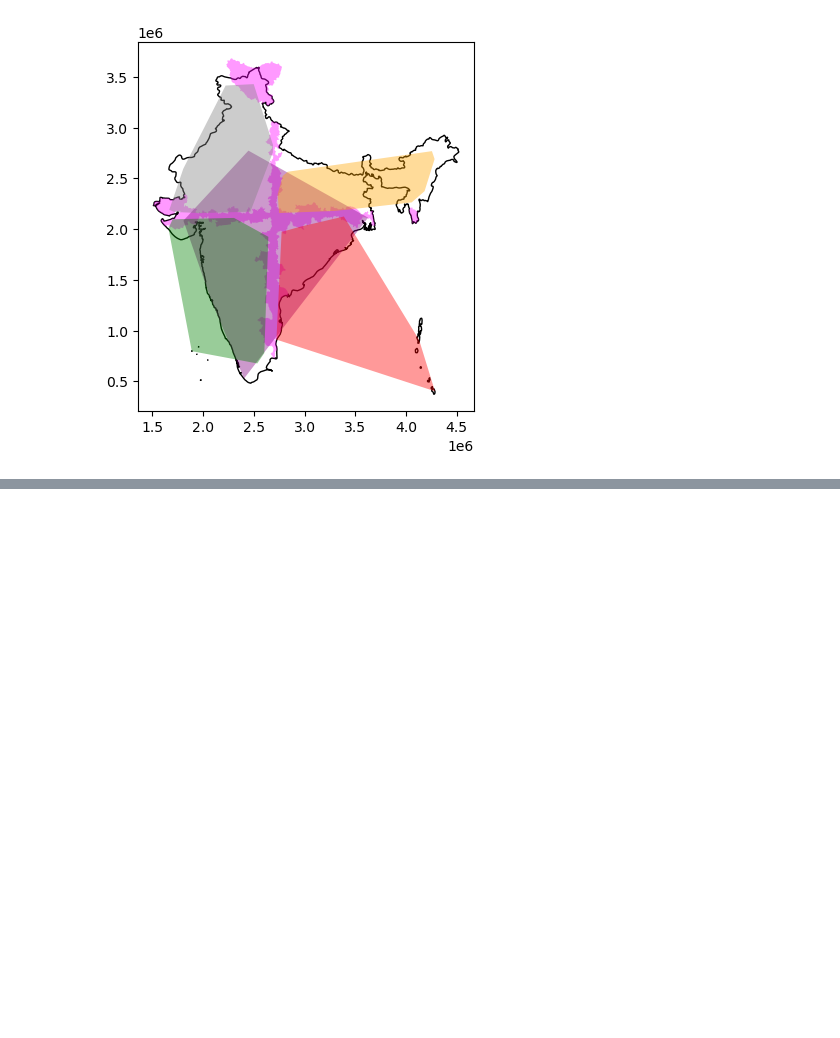
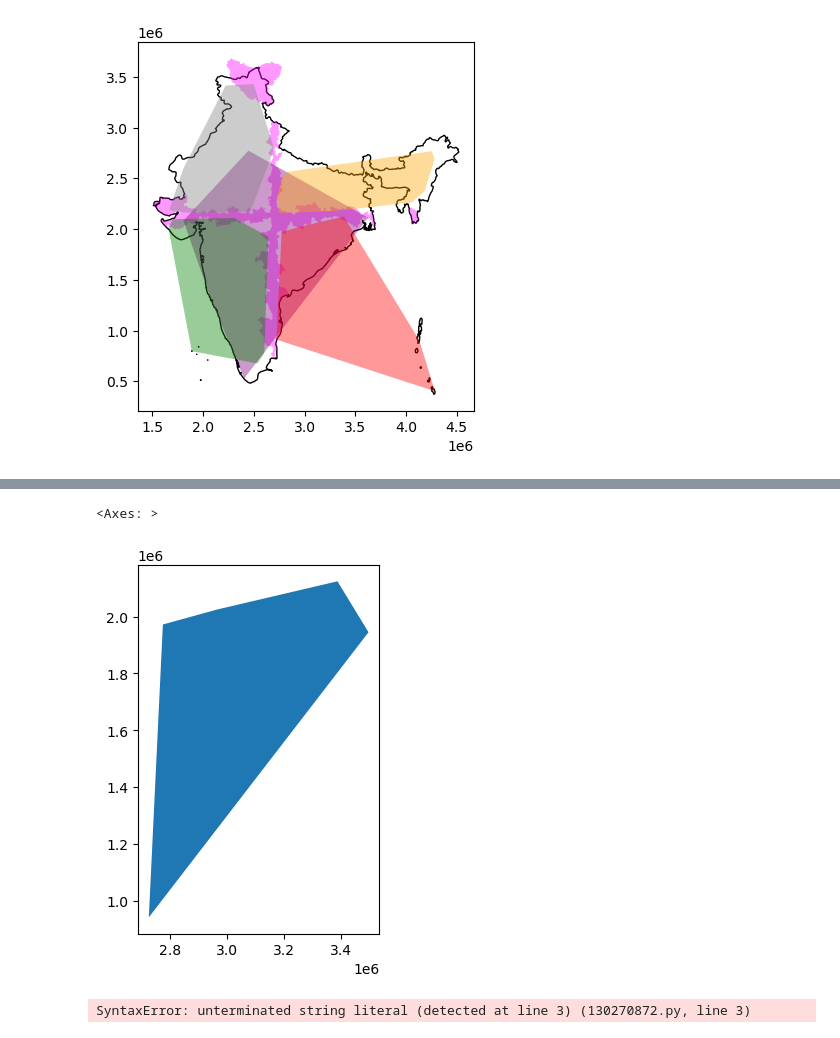
Before and after one commit to gokussj100/geodfprepro, a Jupyter notebook: Tarea 3 .ipynb, the cells around one changed output, grey strips where cells are left out. Saved outputs shown, nothing was run; the diff lists cells and outputs as text; code cells hidden in the pictures; blank space fills up the shorter version.

```diff
--- a/Tarea 3 .ipynb
+++ b/Tarea 3 .ipynb
@@ -748,2 +746,18 @@ intersection
+# %%
+intersection1=LargeAirport_hull.intersection(India_AirBottomRight_hull)
+intersection1.plot()
+# %% [output]
+<Axes: >
+[figure, added]
 # %%
 # Exercise 6 - Terminado
+# %%
+airports.to_file(os.path.join("maps","indiaMaps_24383.gpkg"),layer='airports', driver="GPKG")
+india_states.to_file(os.path.join("maps","indiaMaps_24383.gpkg"),layer='states', driver="GPKG")
+india_municipalities.to_file(os.path.join("maps","indiaMaps_24383.gpkg),layer='municipalities', driver="GPKG")
+india.to_file(os.path.join("maps","indiaMaps_24383.gpkg"),layer='country', driver="GPKG")
+india_cities.to_file(os.path.join("maps","indiaMaps_24383.gpkg"),layer='cities', driver="GPKG")
+india_rivers.to_file(os.path.join("maps","indiaMaps_24383.gpkg"),layer='rivers', driver="GPKG")
+india_border.to_file(os.path.join("maps","indiaMaps_24383.gpkg"), layer='border', driver="GPKG")
+# %% [output]
+SyntaxError: unterminated string literal (detected at line 3) (130270872.py, line 3)
```
Also changed, not shown: parts of 10 cells of this notebook, 2 other files.
